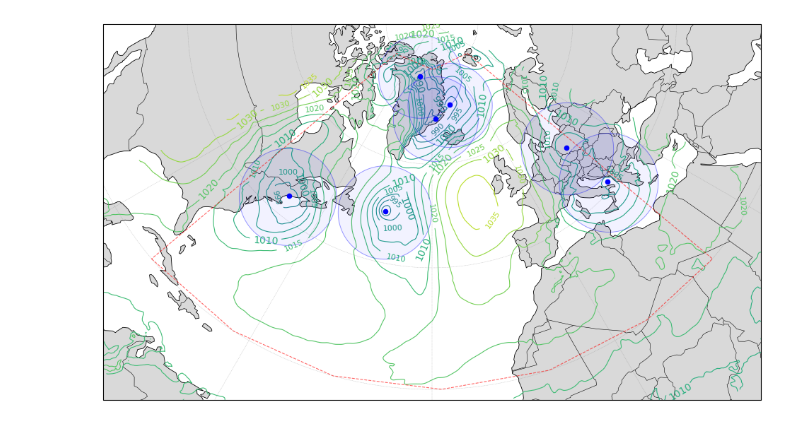
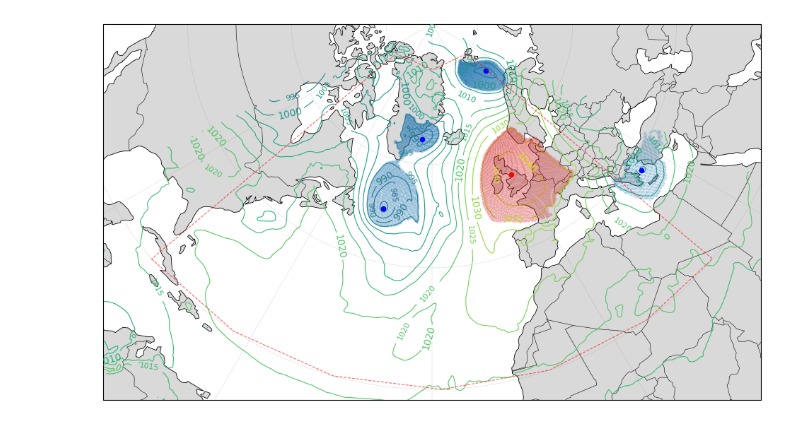
Before and after one commit to lewisclarkan/LagrangianAnalysis, a Jupyter notebook: plot_systems.ipynb, the cells around one changed output. Drawn from its saved outputs; the diff is of its cells as text; code cells hidden in the pictures.

Commit message:
Renamed pressure_systems_test, plotting of lows/highs basins

```diff
--- a/plot_systems.ipynb
+++ b/plot_systems.ipynb
@@ -16,15 +16,27 @@ import cartopy.feature as cfeature
 from cartopy.geodesic import Geodesic
 import xarray as xr
 # %%
-met = xr.open_dataset('lagrangian/data/20190109_surf.nc')
+met = xr.open_dataset('lagrangian/data/20190103_surf.nc')
 
-df_tracks = pd.read_csv("storm_trakcs.csv", parse_dates=["time"])
+df_tracks = pd.read_csv("storm_tracks.csv", parse_dates=["time"])
 df_lows = pd.read_csv("pressure_lows.csv", parse_dates=["time"])
+df_basins = pd.read_csv("lows_basins.csv", parse_dates=["time"])
+df_highs= pd.read_csv("pressure_highs.csv", parse_dates=["time"])
+df_highs_basins = pd.read_csv("highs_basins.csv", parse_dates=["time"])
 # %%
-df_t = df_lows[df_lows["time"]==pd.Timestamp("2019-01-09 12:00:00")]
+df_t = df_lows[df_lows["time"]==pd.Timestamp("2019-01-03 12:00:00")]
 df_t = df_t[df_t["lat"] <= 80]
+
+df_t_basins = df_basins[df_basins["time"]==pd.Timestamp("2019-01-03 12:00:00")]
+df_t_basins = df_t_basins[df_t_basins["lat"] <= 80]
+
+df_t_highs = df_highs[df_highs["time"]==pd.Timestamp("2019-01-03 12:00:00")]
+df_t_highs = df_t_highs[df_t_highs["lat"] <= 80]
+
+df_highs_basins = df_highs_basins[df_highs_basins["time"]==pd.Timestamp("2019-01-03 12:00:00")]
+df_t_highs_basins = df_highs_basins[df_highs_basins["lat"] <= 80]
 # %%
-msl = met.sel(valid_time="2019-01-09T12:00:00")["msl"]/100
+msl = met.sel(valid_time="2019-01-03T12:00:00")["msl"]/100
 # %%
 proj = ccrs.NorthPolarStereo(central_longitude=-30)
 transform = ccrs.PlateCarree()
@@ -40,6 +52,7 @@ pressure = msl.values
 cs = ax.contour(lon_plot, lat_plot, pressure, levels=levels, linewidths=0.8, transform=transform)
 
 lows = ax.scatter(df_t["lon"], df_t["lat"], color='blue', s=20, transform=transform, label='Lows', zorder=10)
+highs = ax.scatter(df_t_highs["lon"], df_t_highs["lat"], color="red", s=20, transform=transform, label='Highs', zorder=10)
 
 ax.clabel(cs, fmt="%d", fontsize=8)
 
@@ -51,49 +64,52 @@ gl = ax.gridlines(draw_labels=False, linewidth=0.3, color="gray", alpha=0.5, lin
 gl.top_labels = False
 gl.right_labels = False
 
-geod = Geodesic()
-radius_m = 1_000_000
 
-for lon0, lat0 in zip(df_t["lon"], df_t["lat"]):
+for low_id, group in df_t_basins.groupby("low_id"):
 
-    circle = geod.circle(lon=lon0, lat=lat0,
-                         radius=radius_m,
-                         n_samples=180)
+    ax.scatter(
+        group["lon"],
+        group["lat"],
+        s=0.7,
+        alpha=0.15,
+        transform=ccrs.PlateCarree(),
+        zorder=3,
+        color='tab:blue'
+    )
 
-    ax.fill(circle[:, 0], circle[:, 1],
-            color='blue',
-            alpha=0.05,
-            transform=transform,
-            zorder=2)
-    ax.plot(circle[:, 0], circle[:, 1],
-            color='blue',
-            alpha=0.4,
-            transform=transform,
-            zorder=2,
-            linewidth=0.6)
+for high_id, group in df_t_highs_basins.groupby("low_id"):
 
+    ax.scatter(
+        group["lon"],
+        group["lat"],
+        s=0.7,
+        alpha=0.15,
+        transform=ccrs.PlateCarree(),
+        zorder=3,
+        color='tab:red'
+    )
 
 lon_min, lon_max = -80, 20
 lat_min, lat_max = 20, 80
 
 lons = [lon_min, lon_max, lon_max, lon_min, lon_min]
 lats = [lat_min, lat_min, lat_max, lat_max, lat_min]
 
 ax.plot(lons, lats,
         color='red',
         linewidth=0.8,
         alpha=0.6,
         transform=transform,
         zorder=20,
         linestyle="dashed")
 
 ax.set_extent([-90, 30, 18, 90], crs=ccrs.PlateCarree())
 
 levels = np.arange(950, 1050, 5)
 label_levels = np.arange(950, 1050, 10)
 ax.clabel(cs, levels=label_levels, fmt="%d")
 
 
 plt.show()
 # %% [output]
-[figure, old version]
+[figure, new version]
```
Also changed, not shown: 1 other file.
